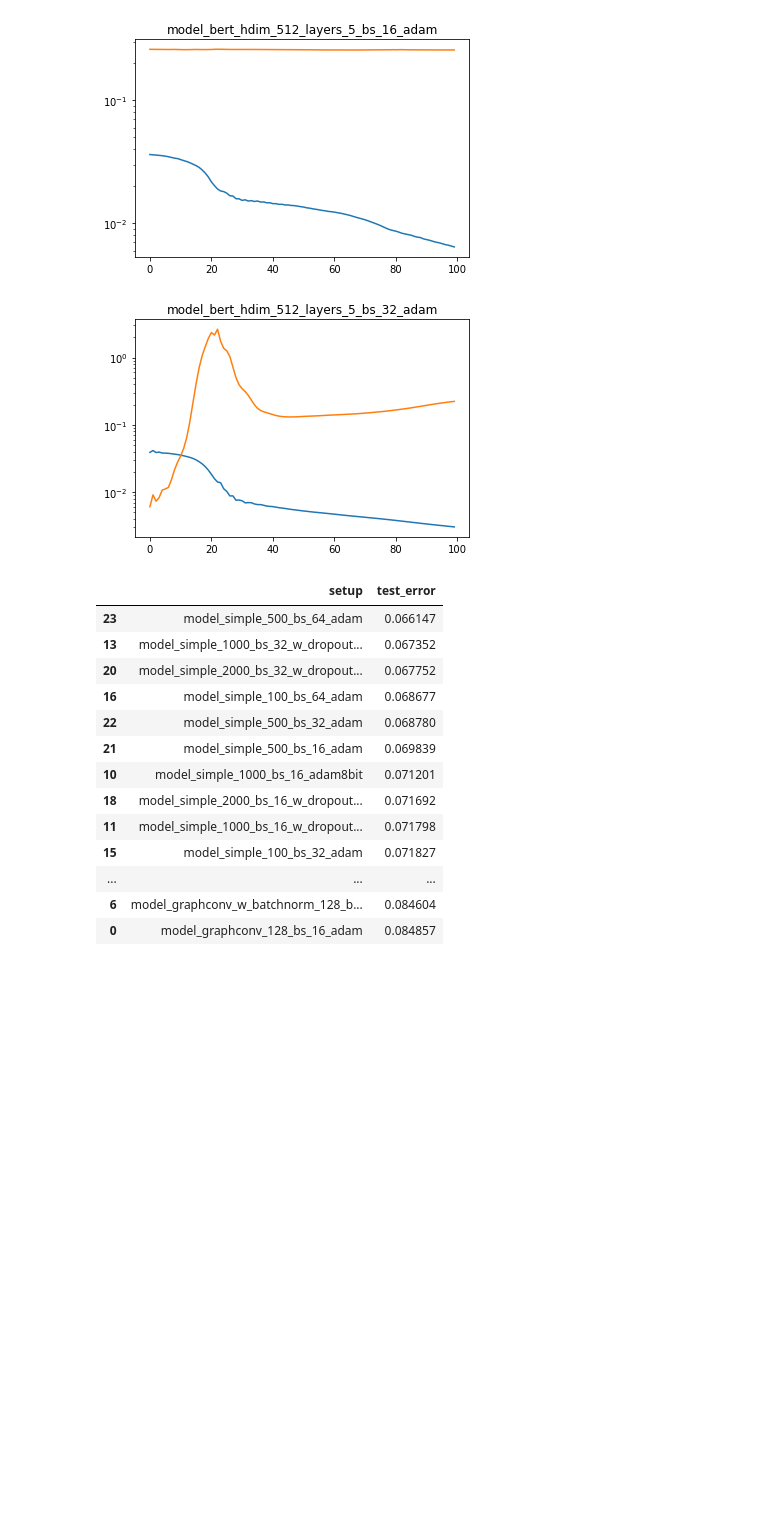
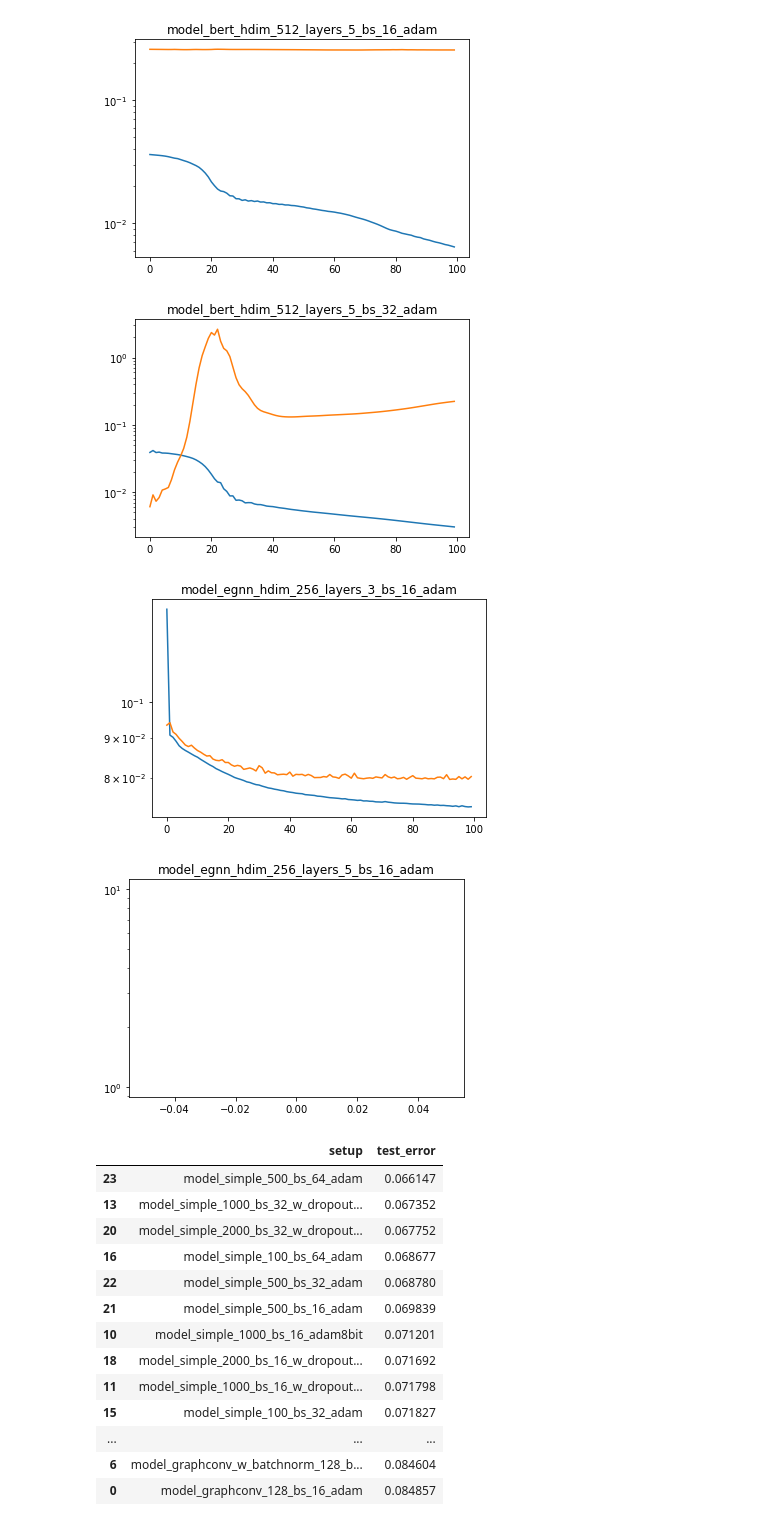
Before and after one commit to dimenwarper/molxspec, a Jupyter notebook: inspect.ipynb, the cells around one changed output. Cells and saved outputs as stored; diff of their text form; code cells hidden in the pictures; blank space fills up the shorter version.

```diff
--- a/inspect.ipynb
+++ b/inspect.ipynb
@@ -1,27 +1,29 @@
 # %%
 from matplotlib import pyplot as plt
 import os
 import glob
 import pandas as pd
 
 best_test = []
-for dr in sorted(glob.glob('runs/model_bert*')):
+for dr in sorted(glob.glob('runs/model*')):
     dr = dr.replace('runs/', '')
     lcfname = f'runs/{dr}/learning_curves.tsv'
     if os.path.exists(lcfname):
         lcurves = pd.read_csv(lcfname)
         best_test.append([dr, lcurves['test'][40:].min()])
         plt.figure()
         plt.plot(lcurves['train'], label='train')
         plt.plot(lcurves['test'], label='test')
         plt.yscale('log')
         plt.title(dr)
 best_test = pd.DataFrame(best_test, columns=['setup', 'test_error'])
 # %% [output]
 [figure]
 [figure]
 [figure]
 [figure]
+[figure, added]
+[figure, added]
 # %%
 best_test.sort_values('test_error')
 # %% [output]
```
Also changed, not shown: 3 other files.
